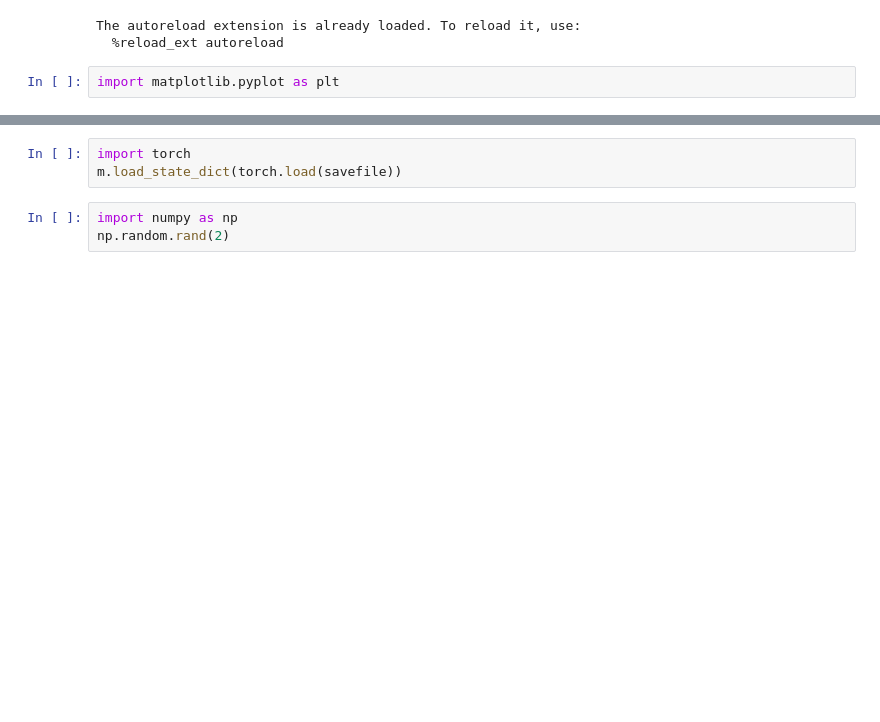
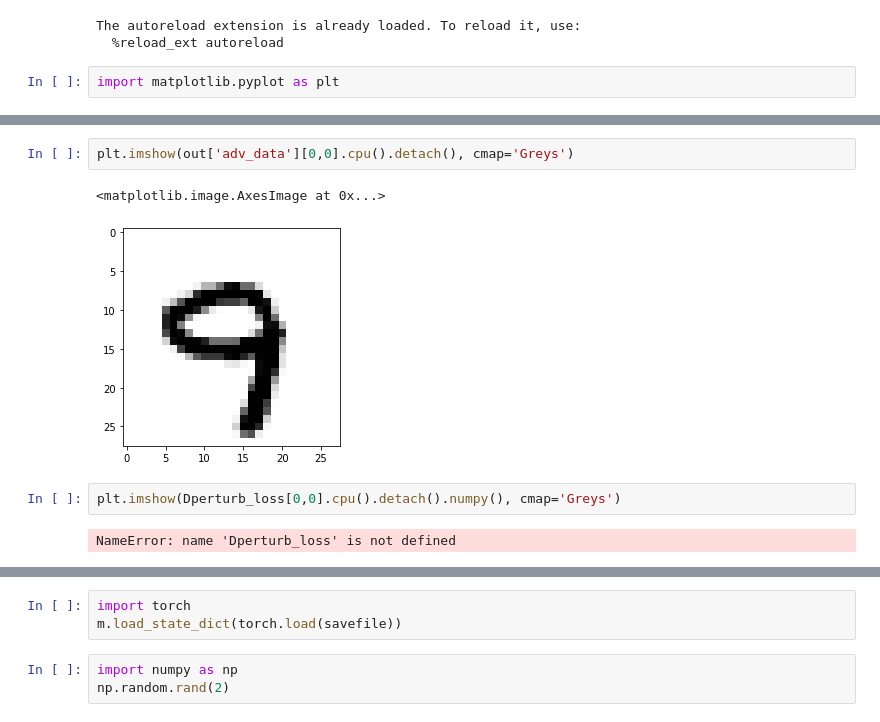
Before and after one commit to bchasnov/learning-in-games, a Jupyter notebook: demo.ipynb, the cells around one changed output, grey strips where cells are left out. Drawn from its saved outputs; the diff is of its cells as text; blank space fills up the shorter version.

```diff
--- a/demo.ipynb
+++ b/demo.ipynb
@@ -83,3 +117,12 @@ torch.autograd
+# %%
+plt.imshow(out['adv_data'][0,0].cpu().detach(), cmap='Greys')
+# %% [output]
+<matplotlib.image.AxesImage at 0x...>
+[figure, added]
+# %%
+plt.imshow(Dperturb_loss[0,0].cpu().detach().numpy(), cmap='Greys')
+# %% [output]
+NameError: name 'Dperturb_loss' is not defined
 # %%
 import torchvision
 
```
Also changed, not shown: parts of 19 cells of this notebook, 4 other files.
